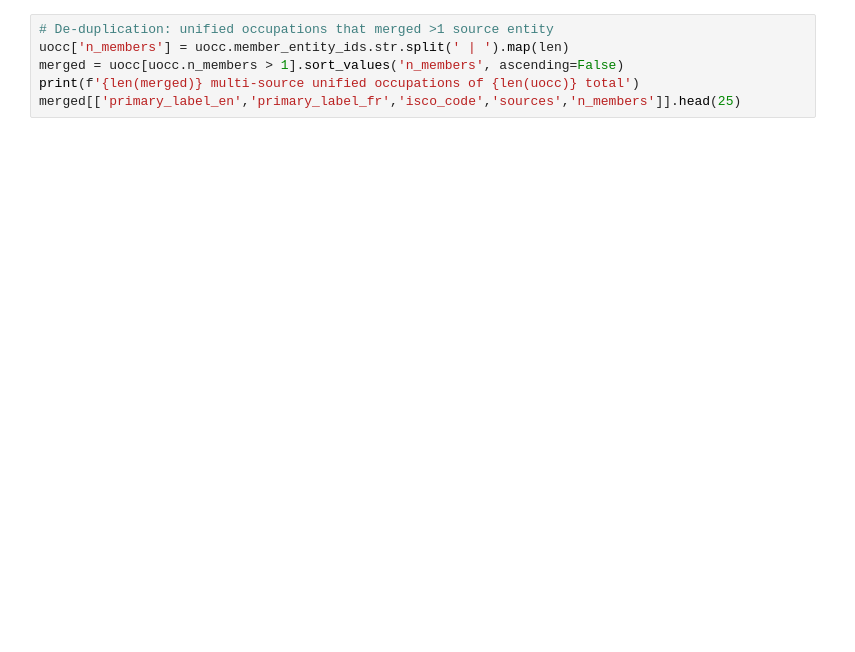
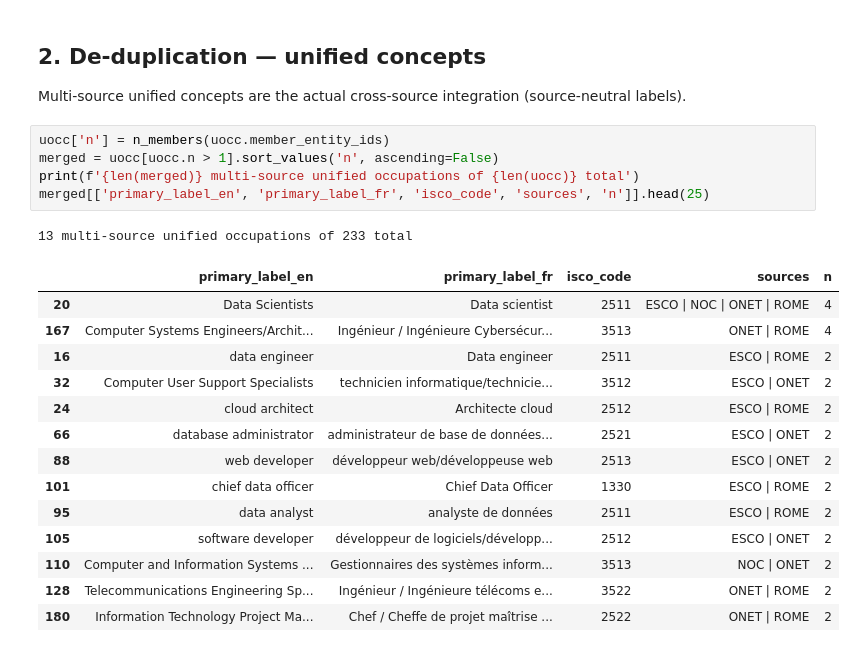
Before and after one commit to YoussefDhb/JobKB, a Jupyter notebook: notebooks/inspect.ipynb, the cells around one changed output. Cells and saved outputs as stored; diff of their text form; blank space fills up the shorter version.

```diff
--- a/notebooks/inspect.ipynb
+++ b/notebooks/inspect.ipynb
@@ -23,7 +83,25 @@ print('\nEN label coverage (real occ):',
+# %% [markdown]
+## 2. De-duplication — unified concepts
+Multi-source unified concepts are the actual cross-source integration (source-neutral labels).
 # %%
-# De-duplication: unified occupations that merged >1 source entity
-uocc['n_members'] = uocc.member_entity_ids.str.split(' | ').map(len)
-merged = uocc[uocc.n_members > 1].sort_values('n_members', ascending=False)
+uocc['n'] = n_members(uocc.member_entity_ids)
+merged = uocc[uocc.n > 1].sort_values('n', ascending=False)
 print(f'{len(merged)} multi-source unified occupations of {len(uocc)} total')
-merged[['primary_label_en','primary_label_fr','isco_code','sources','n_members']].head(25)
+merged[['primary_label_en', 'primary_label_fr', 'isco_code', 'sources', 'n']].head(25)
+# %% [output]
+13 multi-source unified occupations of 233 total
+|  | primary_label_en | primary_label_fr | isco_code | sources | n |
+| 20 | Data Scientists | Data scientist | 2511 | ESCO | NOC | ONET | ROME | 4 |
+| 167 | Computer Systems Engineers/Archit... | Ingénieur / Ingénieure Cybersécur... | 3513 | ONET | ROME | 4 |
+| 16 | data engineer | Data engineer | 2511 | ESCO | ROME | 2 |
+| 32 | Computer User Support Specialists | technicien informatique/technicie... | 3512 | ESCO | ONET | 2 |
+| 24 | cloud architect | Architecte cloud | 2512 | ESCO | ROME | 2 |
+| 66 | database administrator | administrateur de base de données... | 2521 | ESCO | ONET | 2 |
+| 88 | web developer | développeur web/développeuse web | 2513 | ESCO | ONET | 2 |
+| 101 | chief data officer | Chief Data Officer | 1330 | ESCO | ROME | 2 |
+| 95 | data analyst | analyste de données | 2511 | ESCO | ROME | 2 |
+| 105 | software developer | développeur de logiciels/développ... | 2512 | ESCO | ONET | 2 |
+| 110 | Computer and Information Systems ... | Gestionnaires des systèmes inform... | 3513 | NOC | ONET | 2 |
+| 128 | Telecommunications Engineering Sp... | Ingénieur / Ingénieure télécoms e... | 3522 | ONET | ROME | 2 |
+| 180 | Information Technology Project Ma... | Chef / Cheffe de projet maîtrise ... | 2522 | ONET | ROME | 2 |
 # %%
```
Also changed, not shown: parts of 18 cells of this notebook, 19 other files.
